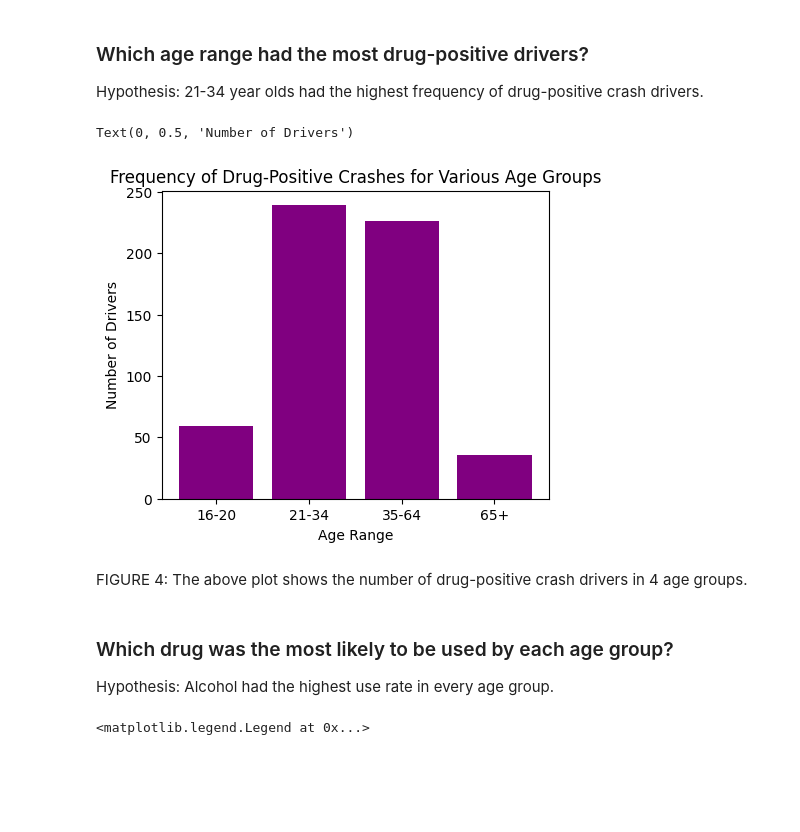
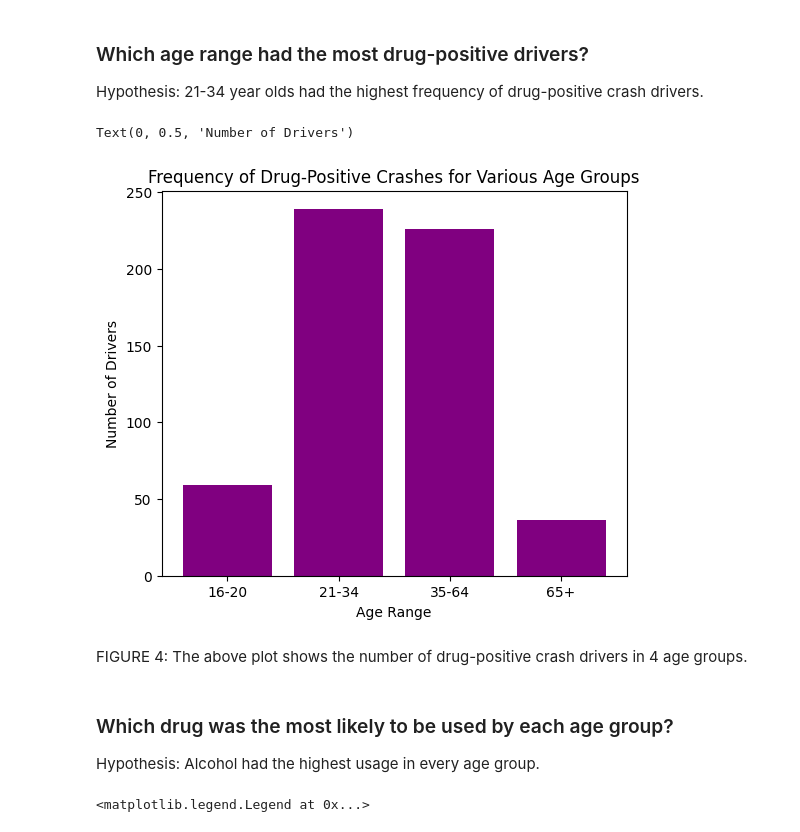
Before and after one commit to catherinealeal/DrugRiskAnalysis, a Jupyter notebook: DataScienceProject.ipynb, the cells around one changed output. Cells and saved outputs as stored; diff of their text form; code cells hidden in the pictures; blank space fills up the shorter version.

```diff
--- a/DataScienceProject.ipynb
+++ b/DataScienceProject.ipynb
@@ -358,21 +358,21 @@ FIGURES 2-3: The above 2 plots are the sampling distributions created for two ag
 Hypothesis: 21-34 year olds had the highest frequency of drug-positive crash drivers.
 # %%
 # frequency of drug-positive crashes in each age group
-fig = plt.figure(figsize=(5, 4)) # initializing plot
+fig = plt.figure(figsize=(6, 5)) # initializing plot
 ax = plt.axes()
 plt.bar(ageGroups2, ageGroupCounts, color='purple') # displayed in a bar graph
 ax.set_title('Frequency of Drug-Positive Crashes for Various Age Groups')
 ax.set_xlabel('Age Range')
 ax.set_ylabel('Number of Drivers')
 # %% [output]
 Text(0, 0.5, 'Number of Drivers')
-[figure, old version]
+[figure, new version]
 # %% [markdown]
 FIGURE 4: The above plot shows the number of drug-positive crash drivers in 4 age groups.
 # %% [markdown]
 ### Which drug was the most likely to be used by each age group?
 
-Hypothesis: Alcohol had the highest use rate in every age group.
+Hypothesis: Alcohol had the highest usage in every age group.
 # %%
 fig, axs = plt.subplots(3,figsize=(8,12)) # initializing plot
 fig.suptitle('Comparing Drug Use Rates of Various Drugs Overtime', size=15) # adding overall title
```
Also changed, not shown: parts of 6 cells of this notebook.
